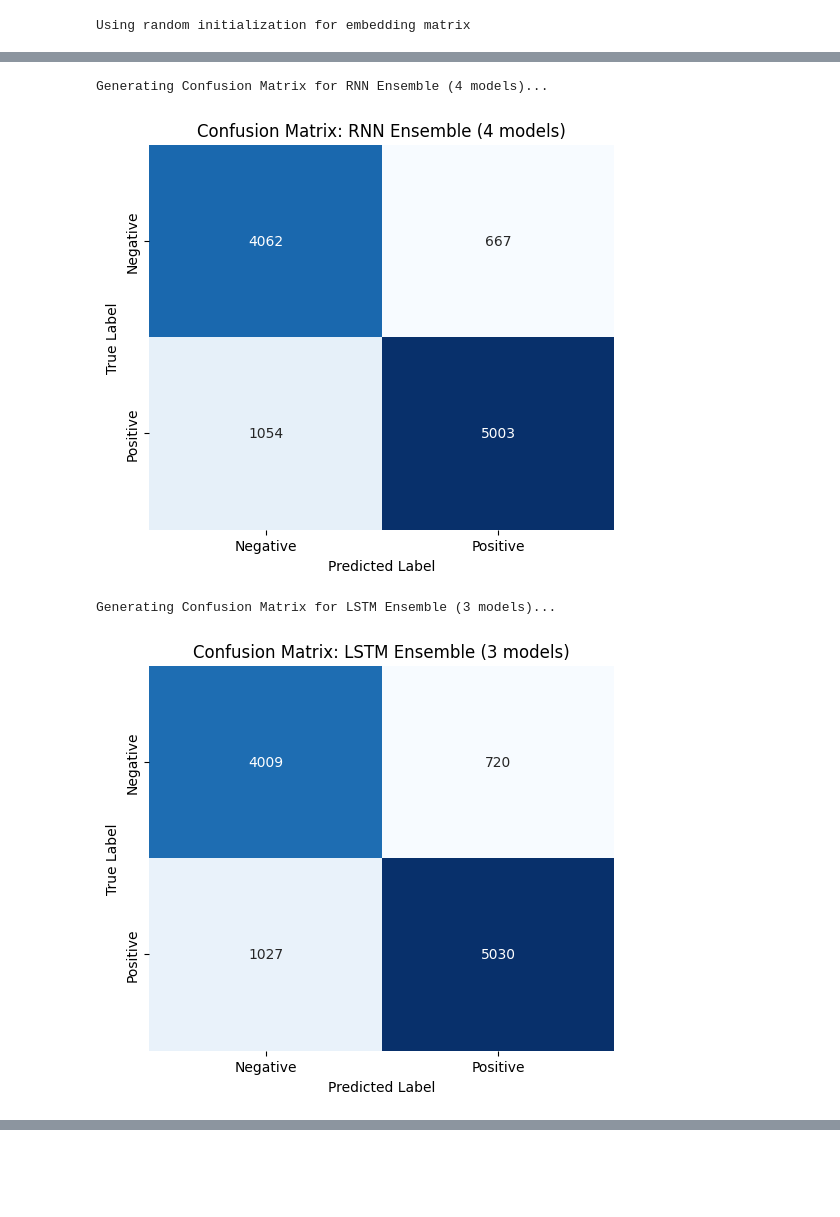
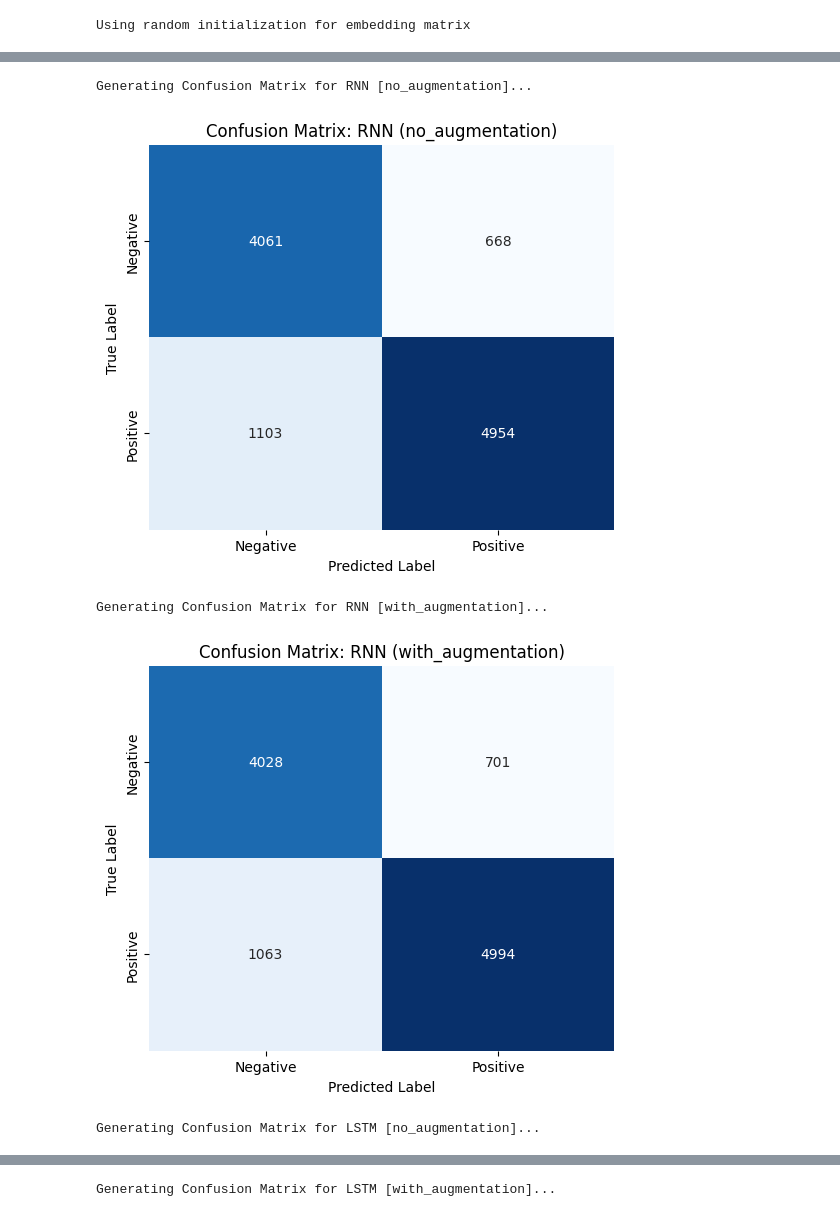
Before and after one commit to deniz2104/Homework_AI_2, a Jupyter notebook: sentiment_analysis_romanian_text.ipynb, the cells around one changed output, grey strips where cells are left out. Drawn from its saved outputs; the diff is of its cells as text; code cells hidden in the pictures; blank space fills up the shorter version.

```diff
--- a/sentiment_analysis_romanian_text.ipynb
+++ b/sentiment_analysis_romanian_text.ipynb
@@ -47,7 +47,6 @@ class CFG:
     embedding_dropout: float = 0.3
     max_len: int = 200
     fasttext_path: str = 'cc.ro.300.vec'
-    use_augmentation: bool = True
     max_grad_norm: float = 1.0
 # %%
 def load_csv(file_path):
@@ -423,3 +423,15 @@ print(f"Test set size: {len(X_test)}")
 Training set size: 13999
 Validation set size: 2471
 Test set size: 10786
+# %%
+augmented_texts = [augment_text_data(text) for text in text_train_split]
+augmented_sequences = [text_to_sequence(text, vocab) for text in augmented_texts]
+X_train_augmented_only = pad_features(augmented_sequences, CFG.max_len)
+y_train_augmented_only = y_train_split.copy()
+
+X_train_noaug, y_train_noaug = X_train_split, y_train_split
+X_train_aug = np.concatenate([X_train_split, X_train_augmented_only], axis=0)
+y_train_aug = np.concatenate([y_train_split, y_train_augmented_only], axis=0)
+
+print(f"Training set size without augmentation: {len(X_train_noaug)}")
+print(f"Training set size with augmentation: {len(X_train_aug)}")
@@ -929,11 +876,9 @@ def see_1_to_k_ensemble_models(models, data_loader, device):
 # %%
-print("Evaluating RNN Ensemble...")
-for k in range(1, len(rnn_ensemble_models) + 1):
-    ens_acc, ens_preds, ens_labels = see_1_to_k_ensemble_models(rnn_ensemble_models[:k], test_loader, CFG.device)
-    print(f"RNN Ensemble with {k} models - Test Accuracy: {ens_acc:.2f}%")
+test_results = {}
 
-print("Evaluating LSTM Ensemble...")
-for k in range(1, len(lstm_ensemble_models) + 1):
-    ens_acc, ens_preds, ens_labels = see_1_to_k_ensemble_models(lstm_ensemble_models[:k], test_loader, CFG.device)
-    print(f"LSTM Ensemble with {k} models - Test Accuracy: {ens_acc:.2f}%")
+for arch_name, results in [('RNN', rnn_results), ('LSTM', lstm_results)]:
+    for variant_name, res in results.items():
+        acc, preds, labels = test_model(res['model'], test_loader, CFG.device)
+        test_results[(arch_name, variant_name)] = {'accuracy': acc, 'preds': preds, 'labels': labels}
+        print(f"{arch_name} [{variant_name}] - Test Accuracy: {acc:.2f}%")
 # %% [output]
@@ -952,31 +889,24 @@ LSTM Ensemble with 5 models - Test Accuracy: 84.03%
 # %%
 from sklearn.metrics import confusion_matrix
 
-def plot_custom_confusion_matrix(models_list, k, model_name, loader, device):
-    _, preds, labels = see_1_to_k_ensemble_models(models_list[:k], loader, device)
-
-    # Compute Confusion Matrix
+def plot_custom_confusion_matrix(preds, labels, model_name):
     cm = confusion_matrix(labels, preds)
 
-    # Plot
     plt.figure(figsize=(6, 5))
     sns.heatmap(cm, annot=True, fmt='d', cmap='Blues', cbar=False,
                 xticklabels=['Negative', 'Positive'],
                 yticklabels=['Negative', 'Positive'])
-    plt.title(f'Confusion Matrix: {model_name} Ensemble ({k} models)')
+    plt.title(f'Confusion Matrix: {model_name}')
     plt.ylabel('True Label')
     plt.xlabel('Predicted Label')
     plt.show()
 
-# 1. RNN Ensemble with 4 models
-print("Generating Confusion Matrix for RNN Ensemble (4 models)...")
-plot_custom_confusion_matrix(rnn_ensemble_models, 4, "RNN", test_loader, CFG.device)
-
-# 2. LSTM Ensemble with 3 models
-print("Generating Confusion Matrix for LSTM Ensemble (3 models)...")
-plot_custom_confusion_matrix(lstm_ensemble_models, 3, "LSTM", test_loader, CFG.device)
+for (arch_name, variant_name), res in test_results.items():
+    print(f"Generating Confusion Matrix for {arch_name} [{variant_name}]...")
+    plot_custom_confusion_matrix(res['preds'], res['labels'], f"{arch_name} ({variant_name})")
 # %% [output]
-Generating Confusion Matrix for RNN Ensemble (4 models)...
+Generating Confusion Matrix for RNN [no_augmentation]...
-[figure, old version]
+[figure, new version]
-Generating Confusion Matrix for LSTM Ensemble (3 models)...
+Generating Confusion Matrix for RNN [with_augmentation]...
-[figure, old version]
+[figure, new version]
+Generating Confusion Matrix for LSTM [no_augmentation]...
@@ -982,0 +914 @@ Generating Confusion Matrix for LSTM Ensemble (3 models)...
+Generating Confusion Matrix for LSTM [with_augmentation]...
```
Also changed, not shown: parts of 10 cells of this notebook, 13 other files.
